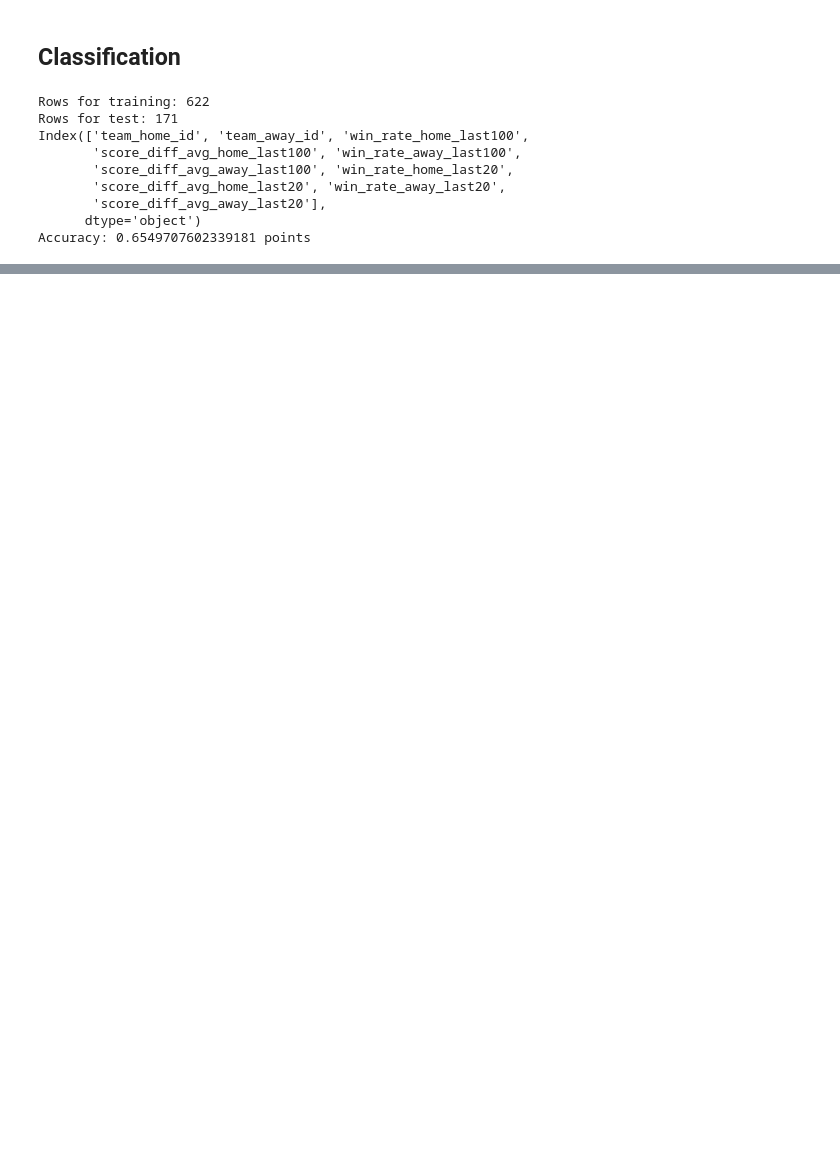
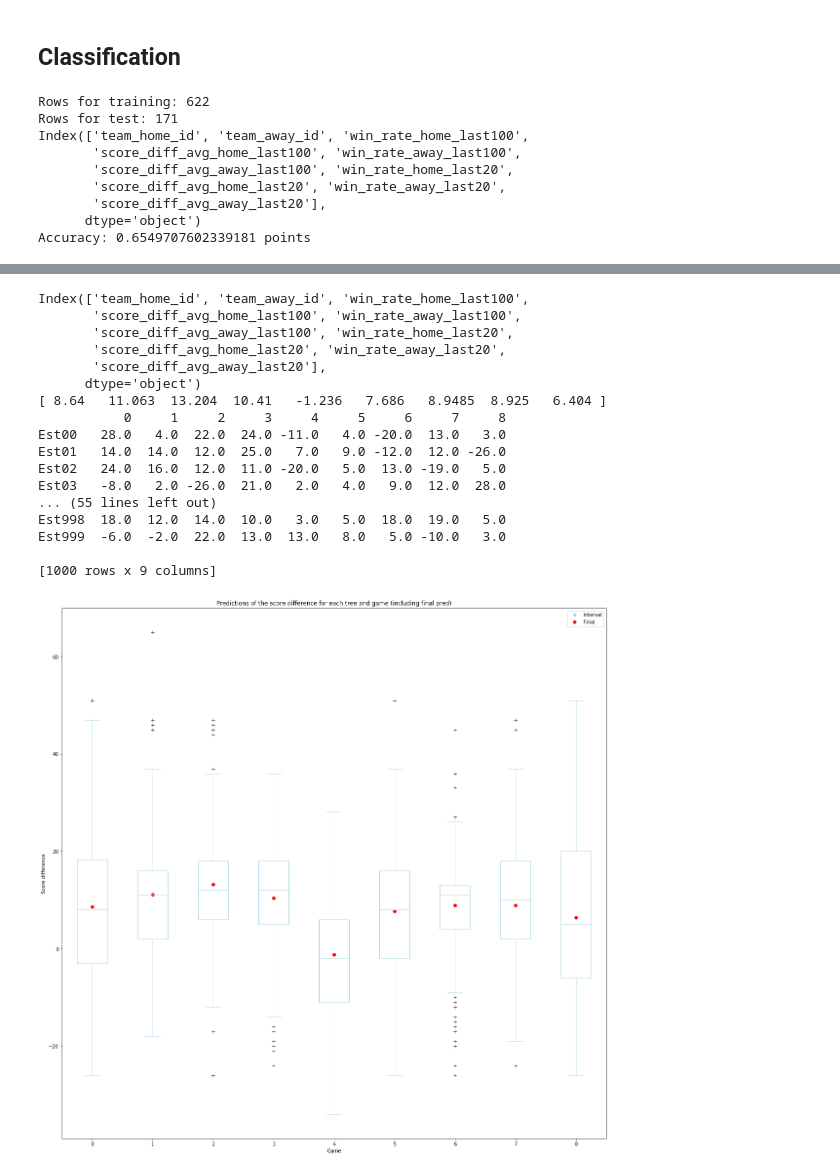
Before and after one commit to fsantoga/acb, a Jupyter notebook: ml/ML.ipynb, the cells around one changed output, grey strips where cells are left out. Cells and saved outputs as stored; diff of their text form; code cells hidden in the pictures; blank space fills up the shorter version.

```diff
--- a/ml/ML.ipynb
+++ b/ml/ML.ipynb
@@ -274,0 +307,4 @@ Accuracy: 0.6549707602339181 points
+# %%
+# Load csv aux
+next_journey_matches_df = pd.read_csv("caca.csv", sep=",", encoding="utf-8", parse_dates=["kickoff_time"])
+next_journey_matches_df
@@ -274,0 +322,61 @@ Accuracy: 0.6549707602339181 points
+# %%
+#DB connection
+db_connection = sql.connect(host='localhost', port=3306, database='acb', user='root', password='root')
+df_aux = pd.read_sql('SELECT * FROM game where game.season >= {}'.format(from_year), con=db_connection)
+
+# cols to keep for df_games
+cols_to_keep = ['team_home_id', 'team_away_id', 'season', 'journey', 'kickoff_time',
+                'score_home', 'score_away', 'referee_1']
+cols_to_del = [c for c in df_aux.columns if c not in cols_to_keep]
+df_aux.drop(cols_to_del, axis=1, inplace=True)
+
+# generate the variables from historical games
+df_predict = calculate_variables_last_X_predict(next_journey_matches_df, df_aux, streak_days_long)
+df_predict = calculate_variables_last_X_predict(df_predict, df_aux, streak_days_short)
+
+# select the columns and predict
+cols_to_use = X_train.columns
+print(cols_to_use)
+df_predict = df_predict[cols_to_use]
+preds = model.predict(df_predict)
+print(preds)
+
+# Estimating an interval
+preds_estimators = {}
+for i in range(len(model.estimators_)):
+    e = model.estimators_[i]
+    preds_estimators["Est" + str(i).zfill(2)] = e.predict(df_predict)
+df_preds_estimators = pd.DataFrame(data=preds_estimators)
+print(df_preds_estimators.transpose())
+
+# Plotting the intervals and the predicted value
+axes = df_preds_estimators.transpose().plot.box(figsize=(20, 20), positions=range(0,len(df_predict)), showfliers=True,
+                                                flierprops=dict(marker='+', color='lightblue'),
+                                                color={'whiskers': 'lightblue', 'caps': 'lightblue',
+                                                       'medians': 'lightblue', 'boxes': 'lightblue'})
+axes.plot(preds, color='red', marker='o', linestyle=' ')
+axes.set_title("Predictions of the score difference for each tree and game (including final pred)")
+axes.set_xlabel("Game")
+axes.set_ylabel("Score difference")
+axes.legend([Line2D([0], [0], color='lightblue', marker='o', linestyle=' '),
+             Line2D([0], [0], color='red', marker='o', linestyle=' ')], ['Interval', 'Final'])
+plt.show()
+# %% [output]
+Index(['team_home_id', 'team_away_id', 'win_rate_home_last100',
+       'score_diff_avg_home_last100', 'win_rate_away_last100',
+       'score_diff_avg_away_last100', 'win_rate_home_last20',
+       'score_diff_avg_home_last20', 'win_rate_away_last20',
+       'score_diff_avg_away_last20'],
+      dtype='object')
+[ 8.64   11.063  13.204  10.41   -1.236   7.686   8.9485  8.925   6.404 ]
+           0     1     2     3     4     5     6     7     8
+Est00   28.0   4.0  22.0  24.0 -11.0   4.0 -20.0  13.0   3.0
+Est01   14.0  14.0  12.0  25.0   7.0   9.0 -12.0  12.0 -26.0
+Est02   24.0  16.0  12.0  11.0 -20.0   5.0  13.0 -19.0   5.0
+Est03   -8.0   2.0 -26.0  21.0   2.0   4.0   9.0  12.0  28.0
+... (55 lines left out)
+Est998  18.0  12.0  14.0  10.0   3.0   5.0  18.0  19.0   5.0
+Est999  -6.0  -2.0  22.0  13.0  13.0   8.0   5.0 -10.0   3.0
+
+[1000 rows x 9 columns]
+[figure, added]
```
Also changed, not shown: parts of 9 cells of this notebook, 1 other file.
